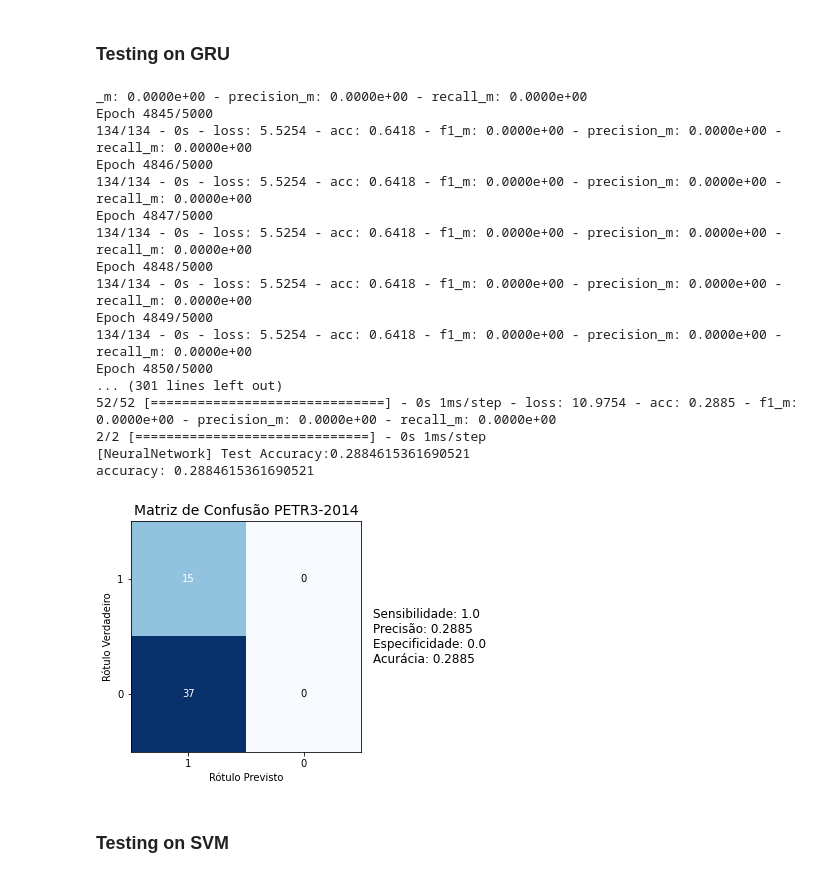
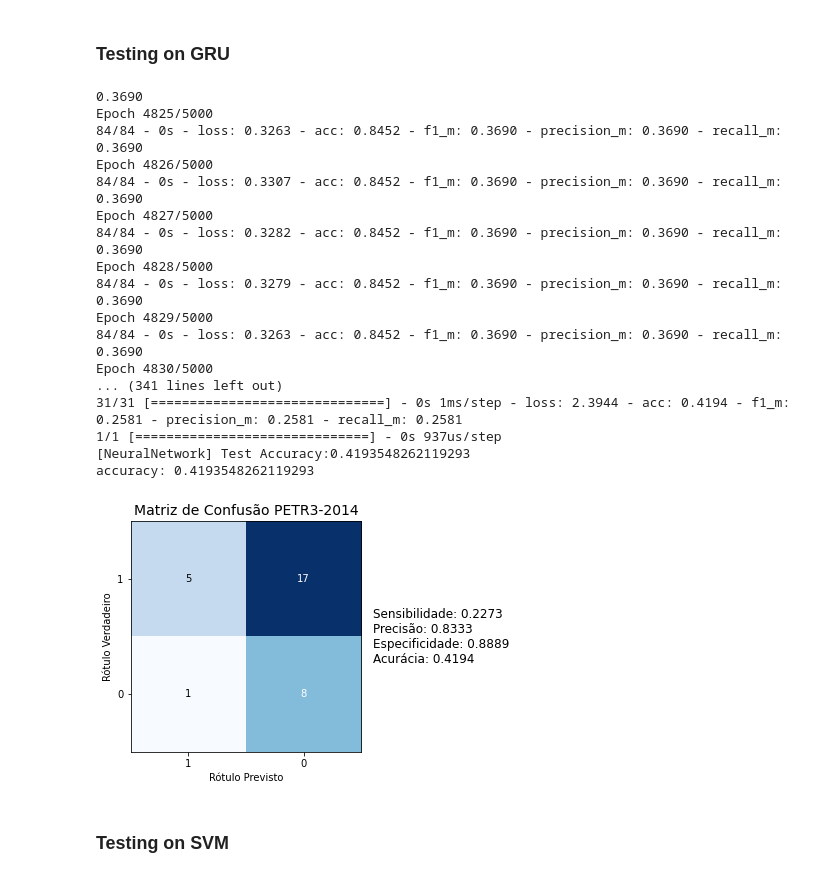
Before and after one commit to EmpyreanAI/Insiders, a Jupyter notebook: scripts/compare_algos.ipynb, the cells around one changed output. Drawn from its saved outputs; the diff is of its cells as text; code cells hidden in the pictures.

```diff
--- a/scripts/compare_algos.ipynb
+++ b/scripts/compare_algos.ipynb
@@ -39,11 +38,14 @@ train_x = prices[0][0:train_size]
 test_x = prices[0][train_size:len(prices[0])]
 train_y = preds[0][0:train_size]
 test_y = preds[0][train_size:len(prices[0])]
+# %%
+stocks = Stocks(year=2014, cod='PETR3', period=6)
+dataset = stocks.selected_fields([CLOSING])
 # %% [markdown]
 ### Testing on LSTM
 # %%
-lstm = DenseLSTM(look_back=6, dense=False)
-lstm.create_data_for_fit(numpy.array(prices[0]).reshape(len(prices[0]), 1))
+lstm = DenseLSTM(look_back=6, dense=True)
+lstm.create_data_for_fit(dataset)
 result = lstm.fit_and_evaluate(batch_size=1, epochs=5000)
 print("accuracy: " + str(result['acc']))
 conf_mat = result['cm']
@@ -120,7 +122,7 @@ plotter.plot_confusion_matrix(test_y,
 ### Testing on LSTM optimized
 # %%
 lstm = DenseLSTM(look_back=6, dense=1, lstm_cells=50)
-lstm.create_data_for_fit(numpy.array(prices[0]).reshape(len(prices[0]), 1))
+lstm.create_data_for_fit(dataset)
 result = lstm.fit_and_evaluate(batch_size=1, epochs=5000)
 print("accuracy: " + str(result['acc']))
 conf_mat = result['cm']
@@ -150,34 +152,34 @@ accuracy: 0.807692289352417
 # %% [markdown]
 ### Testing on GRU
 # %%
-gru = DenseGRU(look_back=6, dense=False)
-gru.create_data_for_fit(numpy.array(prices[0]).reshape(len(prices[0]), 1))
+gru = DenseGRU(look_back=6, dense=True)
+gru.create_data_for_fit(dataset)
 result = gru.fit_and_evaluate(batch_size=1, epochs=5000)
 print("accuracy: " + str(result['acc']))
 conf_mat = result['cm']
 plotter.plot_confusion_matrix(conf_mat[0],
                               conf_mat[1],
                               'PETR3', '2014',
                               'CLOSING', 6)
 # %% [output]
-_m: 0.0000e+00 - precision_m: 0.0000e+00 - recall_m: 0.0000e+00
-Epoch 4845/5000
-134/134 - 0s - loss: 5.5254 - acc: 0.6418 - f1_m: 0.0000e+00 - precision_m: 0.0000e+00 - recall_m: 0.0000e+00
-Epoch 4846/5000
-134/134 - 0s - loss: 5.5254 - acc: 0.6418 - f1_m: 0.0000e+00 - precision_m: 0.0000e+00 - recall_m: 0.0000e+00
-Epoch 4847/5000
-134/134 - 0s - loss: 5.5254 - acc: 0.6418 - f1_m: 0.0000e+00 - precision_m: 0.0000e+00 - recall_m: 0.0000e+00
-Epoch 4848/5000
-134/134 - 0s - loss: 5.5254 - acc: 0.6418 - f1_m: 0.0000e+00 - precision_m: 0.0000e+00 - recall_m: 0.0000e+00
-Epoch 4849/5000
-134/134 - 0s - loss: 5.5254 - acc: 0.6418 - f1_m: 0.0000e+00 - precision_m: 0.0000e+00 - recall_m: 0.0000e+00
-Epoch 4850/5000
-... (301 lines left out)
-52/52 [==============================] - 0s 1ms/step - loss: 10.9754 - acc: 0.2885 - f1_m: 0.0000e+00 - precision_m: 0.0000e+00 - recall_m: 0.0000e+00
-2/2 [==============================] - 0s 1ms/step
-[NeuralNetwork] Test Accuracy:0.2884615361690521
-accuracy: 0.2884615361690521
+0.3690
+Epoch 4825/5000
+84/84 - 0s - loss: 0.3263 - acc: 0.8452 - f1_m: 0.3690 - precision_m: 0.3690 - recall_m: 0.3690
+Epoch 4826/5000
+84/84 - 0s - loss: 0.3307 - acc: 0.8452 - f1_m: 0.3690 - precision_m: 0.3690 - recall_m: 0.3690
+Epoch 4827/5000
+84/84 - 0s - loss: 0.3282 - acc: 0.8452 - f1_m: 0.3690 - precision_m: 0.3690 - recall_m: 0.3690
+Epoch 4828/5000
+84/84 - 0s - loss: 0.3279 - acc: 0.8452 - f1_m: 0.3690 - precision_m: 0.3690 - recall_m: 0.3690
+Epoch 4829/5000
+84/84 - 0s - loss: 0.3263 - acc: 0.8452 - f1_m: 0.3690 - precision_m: 0.3690 - recall_m: 0.3690
+Epoch 4830/5000
+... (341 lines left out)
+31/31 [==============================] - 0s 1ms/step - loss: 2.3944 - acc: 0.4194 - f1_m: 0.2581 - precision_m: 0.2581 - recall_m: 0.2581
+1/1 [==============================] - 0s 937us/step
+[NeuralNetwork] Test Accuracy:0.4193548262119293
+accuracy: 0.4193548262119293
-[figure, old version]
+[figure, new version]
 # %% [markdown]
 ### Testing on SVM
 # %%
```
Also changed, not shown: parts of 6 cells of this notebook, 11 other files.
